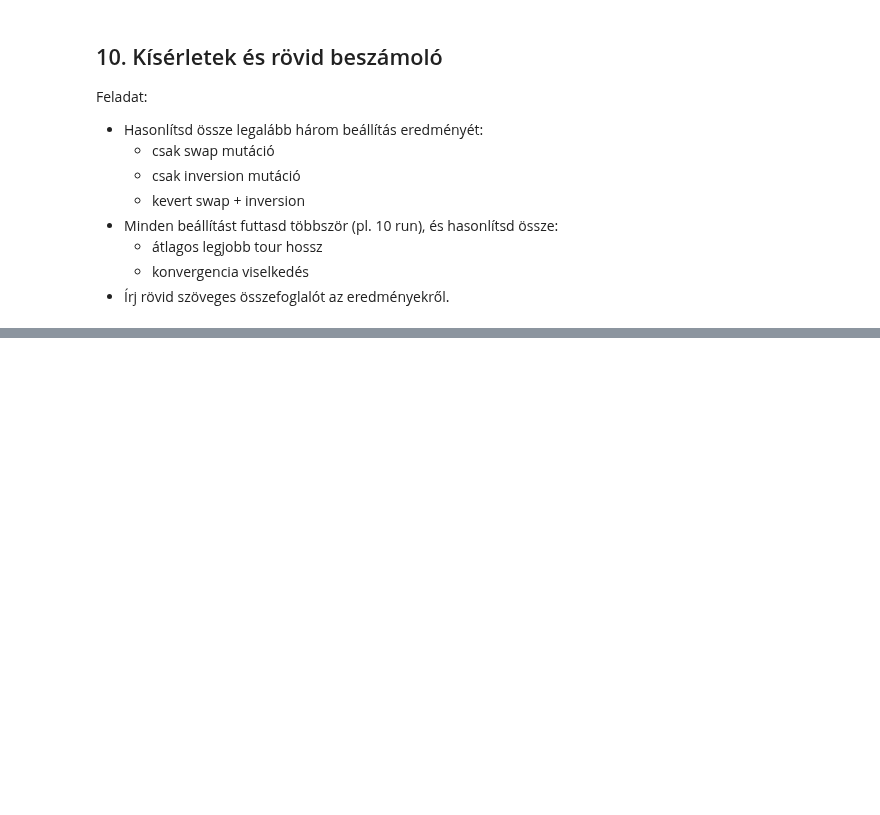
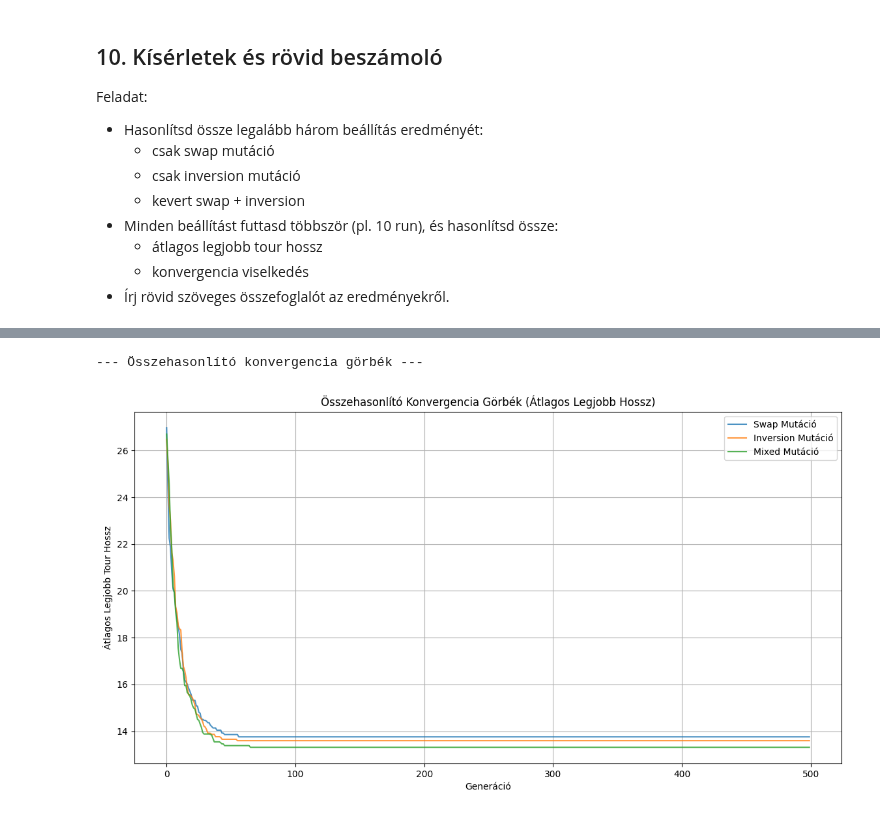
Before and after one commit to bodohelgahannelora-lab/Bioinformatika, a Jupyter notebook: Bodo Helga-Hannelora - GA_TSP_projekt_notebook.ipynb, the cells around one changed output, grey strips where cells are left out. Saved outputs shown, nothing was run; the diff lists cells and outputs as text; code cells hidden in the pictures; blank space fills up the shorter version.

```diff
--- a/Bodo Helga-Hannelora - GA_TSP_projekt_notebook.ipynb
+++ b/Bodo Helga-Hannelora - GA_TSP_projekt_notebook.ipynb
@@ -219,0 +457,23 @@ Feladat:
+# %%
+import matplotlib.pyplot as plt
+
+def plot_averaged_convergence_comparison(experimental_results, title="Összehasonlító Konvergencia Görbék (Átlagos Legjobb Hossz)"):
+    """Ábrázolja az átlagos konvergencia görbéket az összes mutációs módra."""
+    plt.figure(figsize=(14, 7))
+
+    for mode, results in experimental_results.items():
+        avg_best_lengths = results["avg_convergence_history"]["best_lengths"]
+        plt.plot(avg_best_lengths, label=f"{mode.capitalize()} Mutáció", alpha=0.8)
+
+    plt.title(title)
+    plt.xlabel("Generáció")
+    plt.ylabel("Átlagos Legjobb Tour Hossz")
+    plt.legend()
+    plt.grid(True)
+    plt.show()
+
+print("\n--- Összehasonlító konvergencia görbék ---")
+plot_averaged_convergence_comparison(experimental_results)
+# %% [output]
+--- Összehasonlító konvergencia görbék ---
+[figure, added]
```
Also changed, not shown: parts of 16 cells of this notebook.
